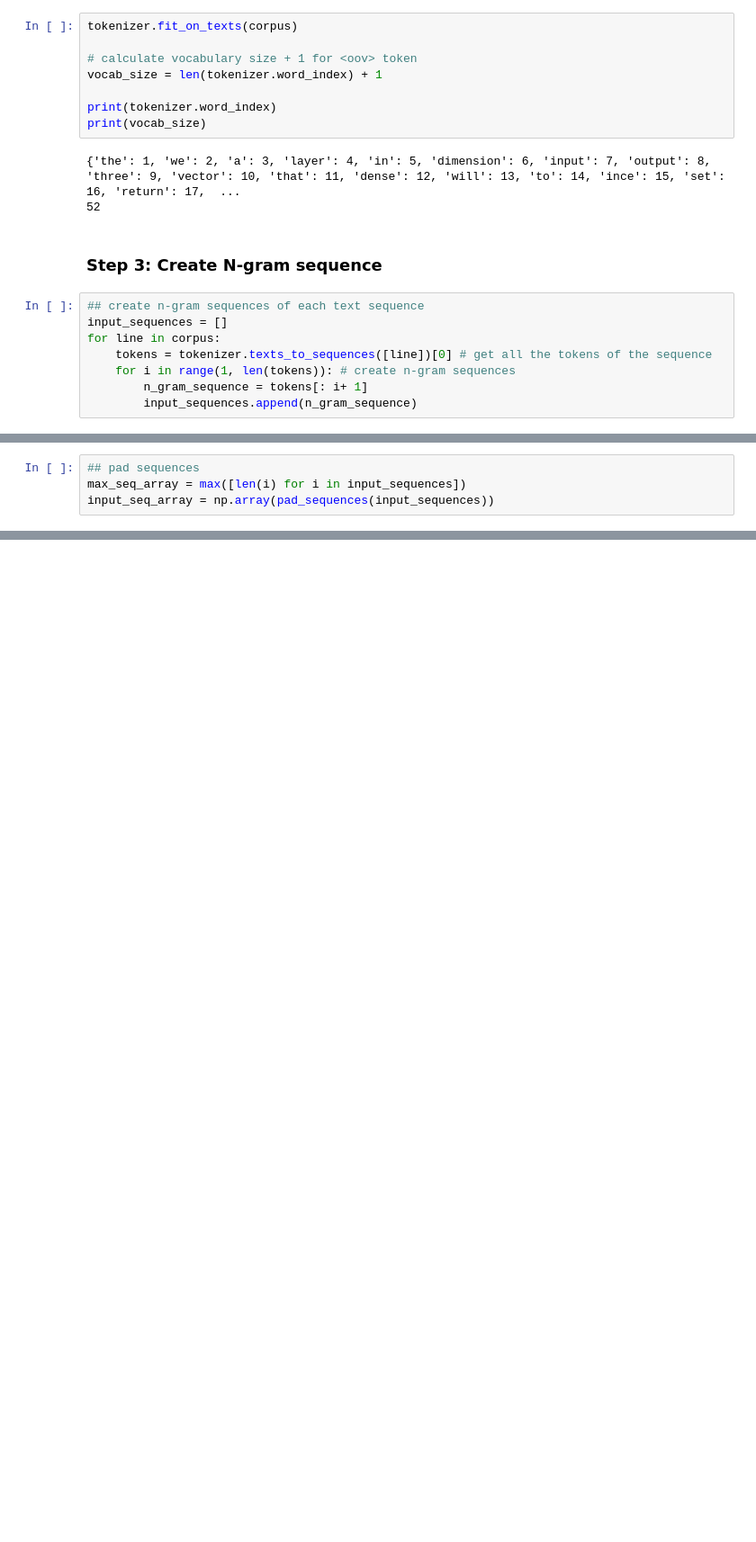
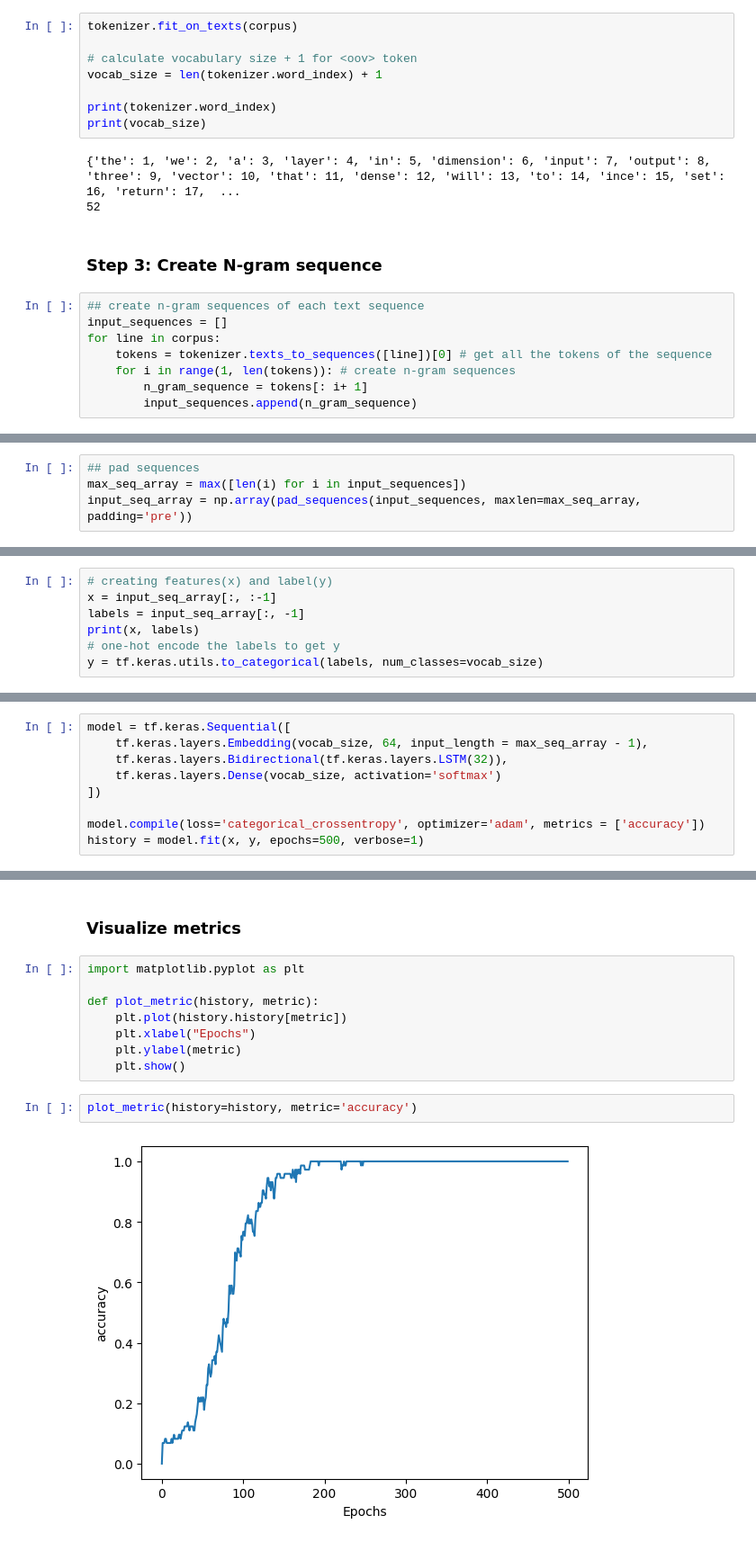
Before and after one commit to SoyVitou2019/RNN_Practice, a Jupyter notebook: RNN_NLP/text_generation.ipynb, the cells around one changed output, grey strips where cells are left out. Shown: that part at 90% size. Cells and saved outputs as stored; diff of their text form; blank space fills up the shorter version.

```diff
--- a/RNN_NLP/text_generation.ipynb
+++ b/RNN_NLP/text_generation.ipynb
@@ -58,4 +61,4 @@ for line in corpus:
 # %%
 ## pad sequences
 max_seq_array = max([len(i) for i in input_sequences])
-input_seq_array = np.array(pad_sequences(input_sequences))
+input_seq_array = np.array(pad_sequences(input_sequences, maxlen=max_seq_array, padding='pre'))
@@ -61,0 +67,7 @@ input_seq_array = np.array(pad_sequences(input_sequences))
+# %%
+# creating features(x) and label(y)
+x = input_seq_array[:, :-1]
+labels = input_seq_array[:, -1]
+print(x, labels)
+# one-hot encode the labels to get y
+y = tf.keras.utils.to_categorical(labels, num_classes=vocab_size)
@@ -61,0 +97,9 @@ input_seq_array = np.array(pad_sequences(input_sequences))
+# %%
+model = tf.keras.Sequential([
+    tf.keras.layers.Embedding(vocab_size, 64, input_length = max_seq_array - 1),
+    tf.keras.layers.Bidirectional(tf.keras.layers.LSTM(32)),
+    tf.keras.layers.Dense(vocab_size, activation='softmax')
+])
+
+model.compile(loss='categorical_crossentropy', optimizer='adam', metrics = ['accuracy'])
+history = model.fit(x, y, epochs=500, verbose=1)
@@ -61,0 +124,14 @@ input_seq_array = np.array(pad_sequences(input_sequences))
+# %% [markdown]
+### Visualize metrics
+# %%
+import matplotlib.pyplot as plt
+
+def plot_metric(history, metric):
+    plt.plot(history.history[metric])
+    plt.xlabel("Epochs")
+    plt.ylabel(metric)
+    plt.show()
+# %%
+plot_metric(history=history, metric='accuracy')
+# %% [output]
+[figure, added]
```
Also changed, not shown: parts of 12 cells of this notebook.
